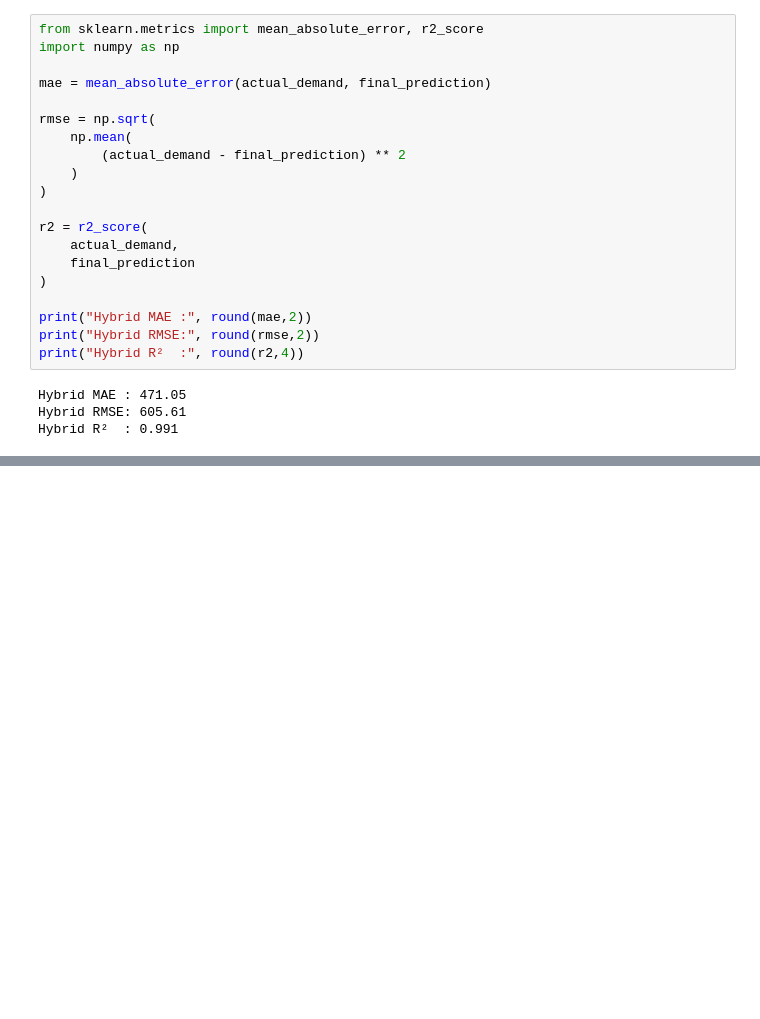
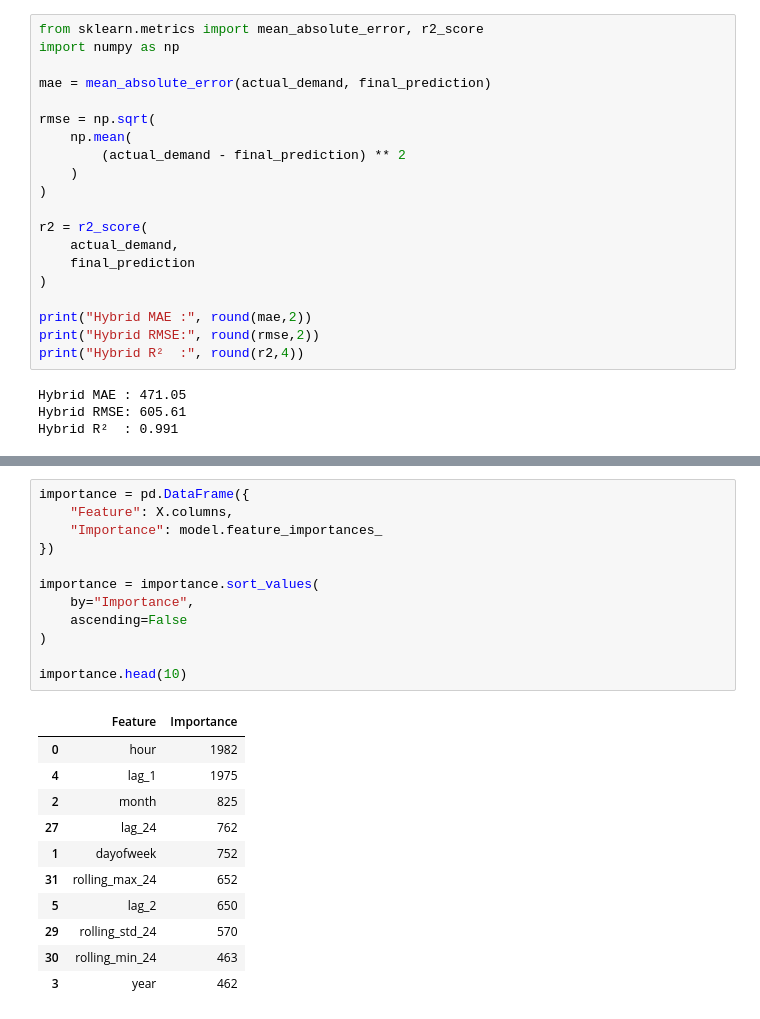
Before and after one commit to ksanu1011/DemandSense-AI, a Jupyter notebook: notebooks/03_modeling.ipynb, the cells around one changed output, grey strips where cells are left out. Saved outputs shown, nothing was run; the diff lists cells and outputs as text; blank space fills up the shorter version.

```diff
--- a/notebooks/03_modeling.ipynb
+++ b/notebooks/03_modeling.ipynb
@@ -293,0 +366,24 @@ Hybrid R²  : 0.991
+# %%
+importance = pd.DataFrame({
+    "Feature": X.columns,
+    "Importance": model.feature_importances_
+})
+
+importance = importance.sort_values(
+    by="Importance",
+    ascending=False
+)
+
+importance.head(10)
+# %% [output]
+|  | Feature | Importance |
+| 0 | hour | 1982 |
+| 4 | lag_1 | 1975 |
+| 2 | month | 825 |
+| 27 | lag_24 | 762 |
+| 1 | dayofweek | 752 |
+| 31 | rolling_max_24 | 652 |
+| 5 | lag_2 | 650 |
+| 29 | rolling_std_24 | 570 |
+| 30 | rolling_min_24 | 463 |
+| 3 | year | 462 |
```
Also changed, not shown: parts of 16 cells of this notebook, 7 other files.
